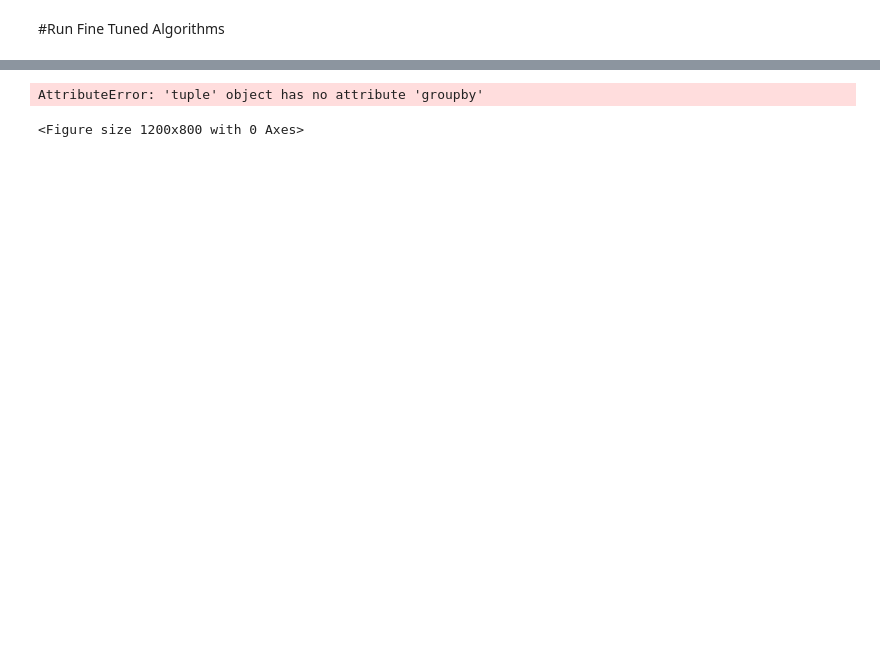
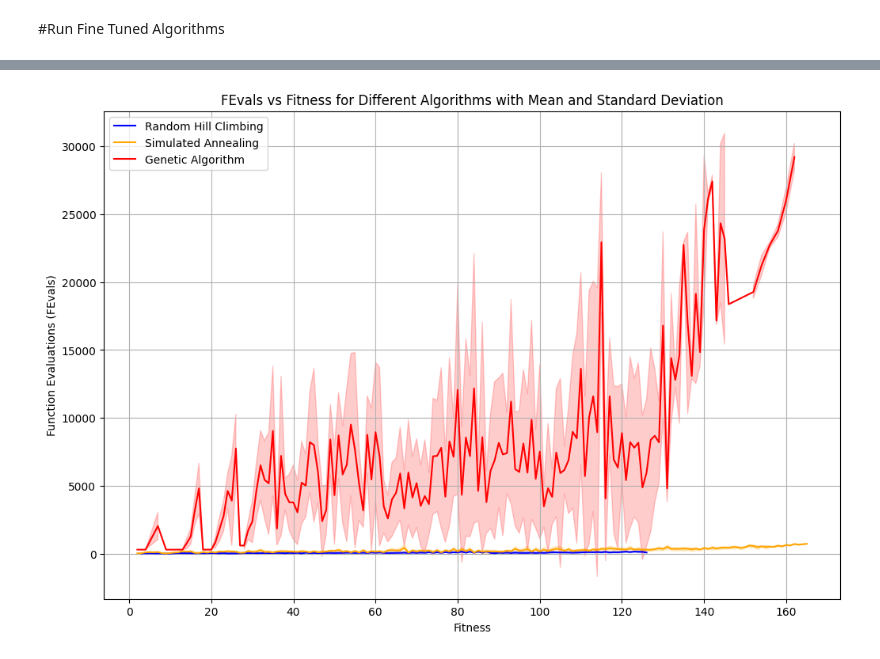
Before and after one commit to ankitrahejagatech/7641HW2, a Jupyter notebook: flipflopHW2.ipynb, the cells around one changed output, grey strips where cells are left out. Saved outputs shown, nothing was run; the diff lists cells and outputs as text; code cells hidden in the pictures; blank space fills up the shorter version.

```diff
--- a/flipflopHW2.ipynb
+++ b/flipflopHW2.ipynb
@@ -327,7 +332,7 @@ Max Iterations: 512
 best_population_size: 300
 best_mutation_prob: 0.3
 # %%
-seeds = [42, 43, 44, 45, 46]
+
 fitness = mlrose.FlipFlop()
 
 problem_length = 100
@@ -378,9 +383,9 @@ for state in seeds:
                             output_directory="./SA_Optimization",
                             seed=state,
                             iteration_list=[best_sa_stats['max_iters']],
-                            temperature_list=[1],
+                            temperature_list=[best_sa_stats['schedule_init_temp']],
                             restart_list=best_sa_stats['restart_list'],
-                            decay_list=[mlrose.ExpDecay],
+                            decay_list=[mlrose.GeomDecay],
                             max_attempts=10,
                             generate_curves=True,
                             init_state=init_state_var)
@@ -881,24 +814,32 @@ plt.show()
 # %%
+
+combined_rhc_stats = pd.concat(combined_rhc_stats)
+combined_rhc_curves = pd.concat(combined_rhc_curves)
+combined_sa_stats = pd.concat(combined_sa_stats)
+combined_sa_curves = pd.concat(combined_sa_curves)
+combined_ga_stats = pd.concat(combined_ga_stats)
+combined_ga_curves = pd.concat(combined_ga_curves)
+
+# Plot results for fitness vs fevals
 def plot_fitness_vs_fevals(combined_curves, algorithm_name, color):
     fitness_mean = combined_curves.groupby('Fitness')['FEvals'].mean()
     fitness_std = combined_curves.groupby('Fitness')['FEvals'].std()
 
     plt.plot(fitness_mean.index, fitness_mean, label=f'{algorithm_name}', color=color)
     plt.fill_between(fitness_mean.index, fitness_mean - fitness_std,
                      fitness_mean + fitness_std, color=color, alpha=0.2)
 
 plt.figure(figsize=(12, 8))
 plot_fitness_vs_fevals(combined_rhc_curves, 'Random Hill Climbing', 'blue')
 plot_fitness_vs_fevals(combined_sa_curves, 'Simulated Annealing', 'orange')
 plot_fitness_vs_fevals(combined_ga_curves, 'Genetic Algorithm', 'red')
 
 plt.ylabel('Function Evaluations (FEvals)')
 plt.xlabel('Fitness')
 plt.title('FEvals vs Fitness for Different Algorithms with Mean and Standard Deviation')
 plt.legend()
 plt.grid(True)
 plt.savefig('FEvalsVsFitness', dpi=300)
 plt.show()
 # %% [output]
-AttributeError: 'tuple' object has no attribute 'groupby'
-<Figure size 1200x800 with 0 Axes>
+[figure, added]
```
Also changed, not shown: parts of 8 cells of this notebook, 16 other files.
